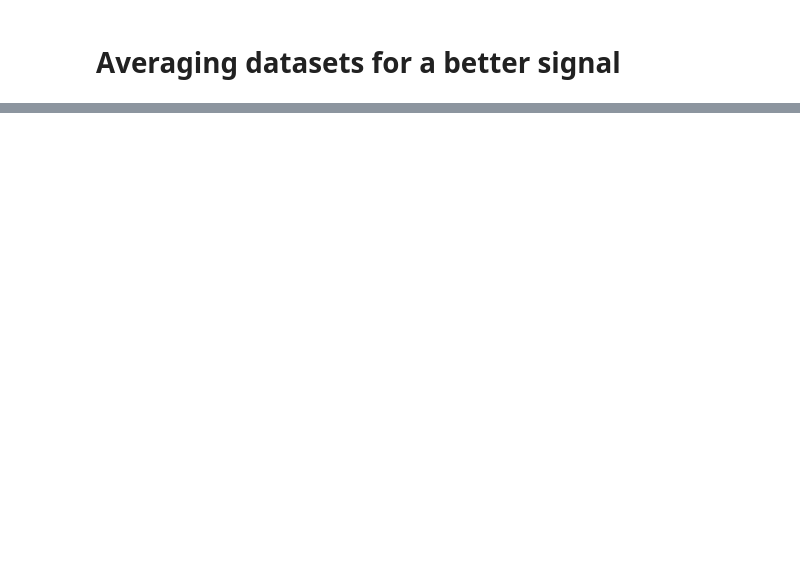
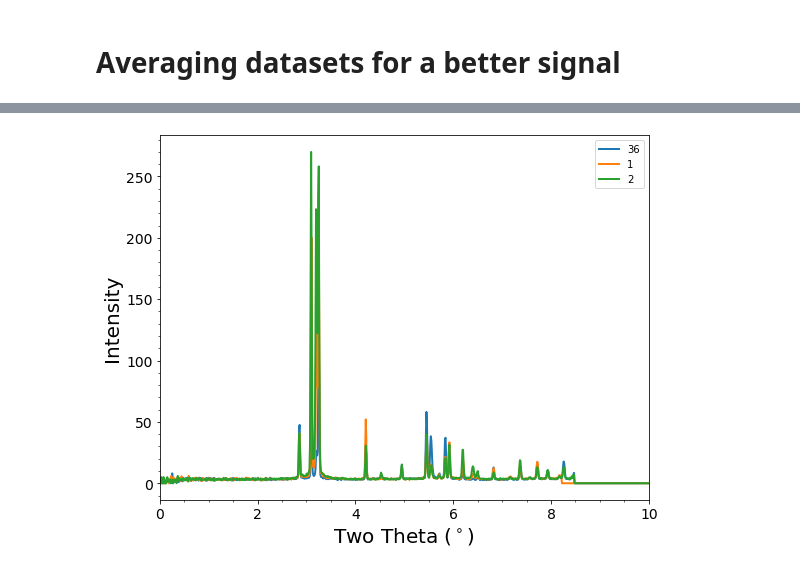
Before and after one commit to LightForm-group/xrdfit, a Jupyter notebook: tutorial notebooks/2 - Averaging for better signal.ipynb, the cells around one changed output, grey strips where cells are left out. Drawn from its saved outputs; the diff is of its cells as text; code cells hidden in the pictures; blank space fills up the shorter version.

```diff
--- a/tutorial notebooks/2 - Averaging for better signal.ipynb
+++ b/tutorial notebooks/2 - Averaging for better signal.ipynb
@@ -32,0 +25,4 @@ Spectrum successfully loaded from file.
+# %%
+spectral_data.plot([36, 1, 2])
+# %% [output]
+[figure, added]
```
Also changed, not shown: parts of 19 cells of this notebook, 3 other files.
